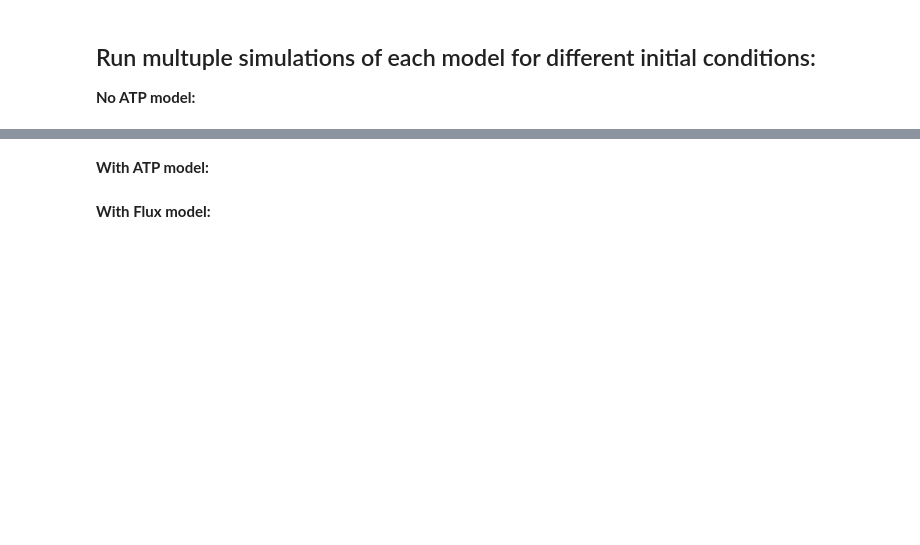
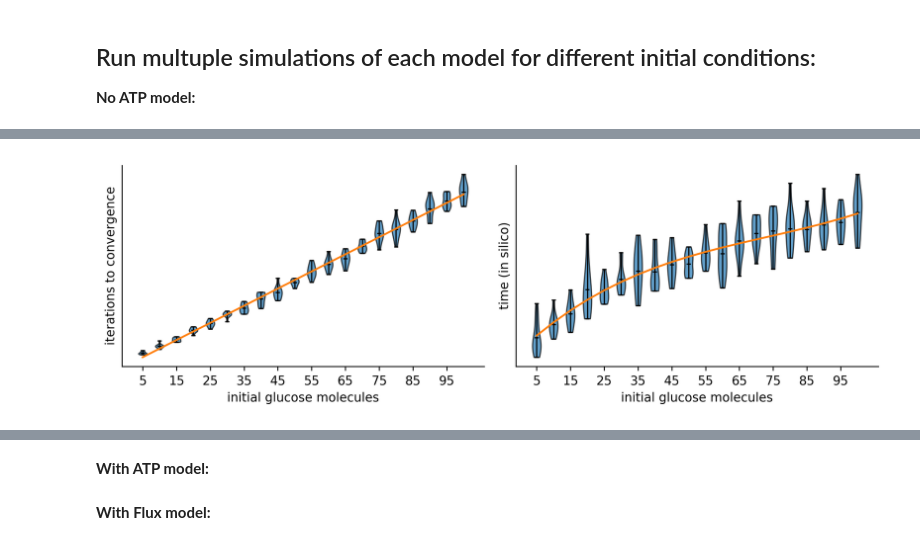
Before and after one commit to smorabit/screm, a Jupyter notebook: glycolysis.ipynb, the cells around one changed output, grey strips where cells are left out. Drawn from its saved outputs; the diff is of its cells as text; code cells hidden in the pictures; blank space fills up the shorter version.

Commit message:
began statistical analysis of metabolite / time information

```diff
--- a/glycolysis.ipynb
+++ b/glycolysis.ipynb
@@ -404,7 +405,8 @@ time elapsed: 0.03920578956604004 seconds
 # %%
 no_ATP_output = []
 iters = 50000000
-for starting_glucose in [5, 10, 50, 100, 250, 500, 750, 1000]:
-    init_conditions_ = [[np.matrix(np.array([starting_glucose,0,0,0,0,0,0,0,0,0,0]))] for n in range(100)]
+init_glucose = [5*i for i in range(1,21)]
+for starting_glucose in init_glucose:
+    init_conditions = [[np.matrix(np.array([starting_glucose,0,0,0,0,0,0,0,0,0,0]))] for n in range(10)]
     with Pool(16) as pool:
-        no_ATP_output.append(pool.starmap(simulate_reactions, [[init[0], reaction_net_1, iters] for init in initial_conditions]))
+        no_ATP_output.append(pool.starmap(simulate_reactions, [[init[0], reaction_net_1, iters] for init in init_conditions]))
@@ -410,0 +431,78 @@ for starting_glucose in [5, 10, 50, 100, 250, 500, 750, 1000]:
+# %%
+iter_data, time_data, iter_means, time_means = [], [], [], []
+for i in range(20):
+    idata, tdata = [], []
+    for T, V, I in no_ATP_output[i]:
+        idata.append(I)
+        tdata.append(T[-1])
+    iter_data.append(idata)
+    time_data.append(tdata)
+    iter_means.append(np.mean(idata))
+    time_means.append(np.mean(tdata))
+
+
+fig, axes = plt.subplots(1,2, figsize=(9,3),dpi=250)
+ax = plt.subplot(121)
+violin = plt.violinplot(iter_data, vert=True, showmeans=True);
+for i, v in enumerate(violin['bodies']):
+    #v.set_facecolor(colors[i])
+    v.set_edgecolor('k')
+    v.set_alpha(0.7)
+
+# change the line color from blue to black
+for partname in ('cbars','cmins','cmaxes', 'cmeans'):
+    vp = violin[partname]
+    vp.set_edgecolor('k')
+    vp.set_linewidth(1)
+
+#draw best fit linear line:
+z1, residuals1, rank, sv, rc  = np.polyfit(init_glucose, iter_means, 1, full=True)
+p = np.poly1d(z1)
+plt.plot([i for i in range(1, len(init_glucose)+1)], p(init_glucose))
+
+#format spines:
+ax.spines['top'].set_visible(False)
+ax.spines['right'].set_visible(False)
+
+#label things:
+ax.set_ylabel("iterations to convergence")
+ax.set_yticks([])
+ax.set_xlabel("initial glucose molecules")
+ax.set_xticks([2*i-1 for i in range(1,11)])
+ax.set_xticklabels([g for i, g in enumerate(init_glucose) if i % 2 == 0])
+
+#plot simulation times:
+ax = plt.subplot(122)
+violin = plt.violinplot(time_data, vert=True, showmeans=True);
+
+for i, v in enumerate(violin['bodies']):
+    #v.set_facecolor(colors[i])
+    v.set_edgecolor('k')
+    v.set_alpha(0.7)
+
+# change the line color from blue to black
+for partname in ('cbars','cmins','cmaxes', 'cmeans'):
+    vp = violin[partname]
+    vp.set_edgecolor('k')
+    vp.set_linewidth(1)
+
+#draw best fit linear line
+z2, residuals2, _, _, _ = np.polyfit([i for i in range(1, len(init_glucose)+1)], time_means, 3, full=True)
+fit = np.polyval(z2, [i for i in range(1,len(init_glucose)+1)])
+plt.plot([i for i in range(1, len(init_glucose)+1)], fit)
+
+#format spines:
+ax.spines['top'].set_visible(False)
+ax.spines['right'].set_visible(False)
+
+#label things:
+ax.set_ylabel("time (in silico)")
+ax.set_yticks([])
+ax.set_xlabel("initial glucose molecules")
+ax.set_xticks([2*i-1 for i in range(1,11)])
+ax.set_xticklabels([g for i, g in enumerate(init_glucose) if i % 2 == 0])
+
+
+plt.tight_layout()
+# %% [output]
+[figure, added]
```
Also changed, not shown: parts of 12 cells of this notebook.
